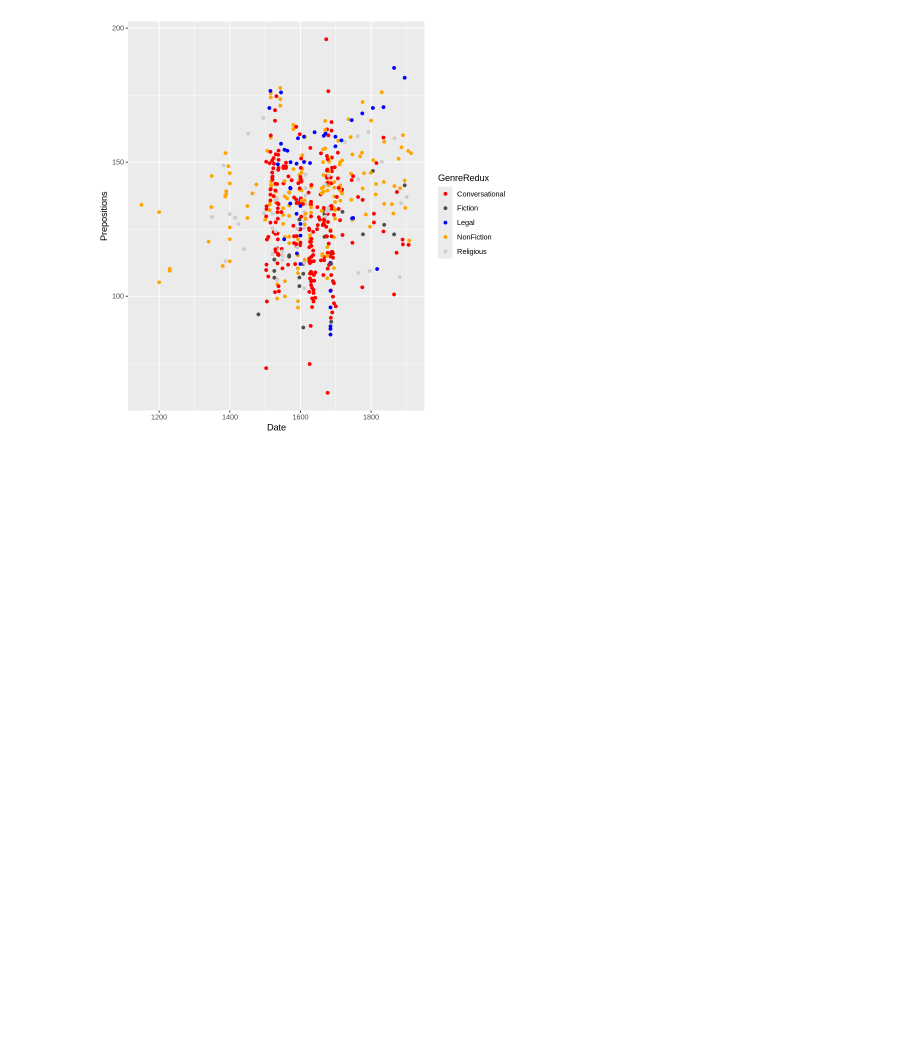
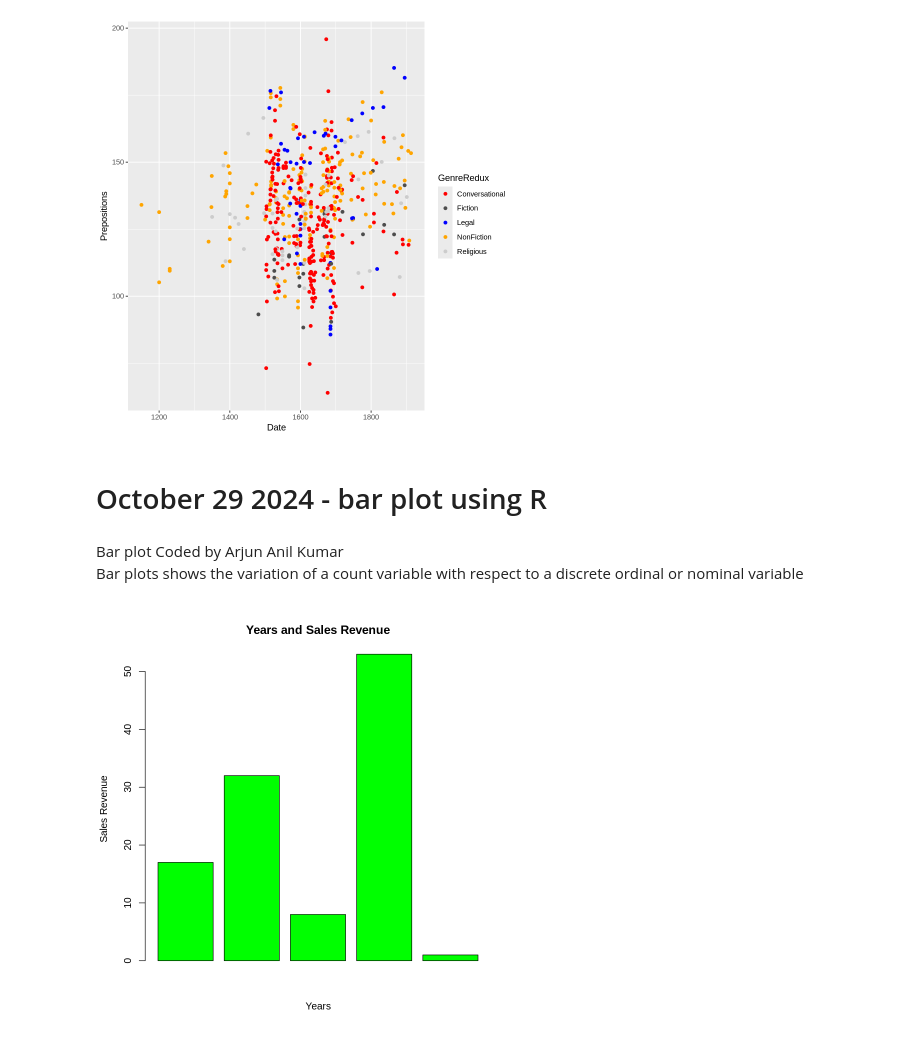
Before and after one commit to arjunsumina/DMS_ANALYTICS, a Jupyter notebook: MS7162E/data_management_visualization.ipynb, the cells around one changed output. Drawn from its saved outputs; the diff is of its cells as text; code cells hidden in the pictures; blank space fills up the shorter version.

```diff
--- a/MS7162E/data_management_visualization.ipynb
+++ b/MS7162E/data_management_visualization.ipynb
@@ -252,3 +253,21 @@ ggplot(pdat, aes(x = Date, y = Prepositions, color = GenreRedux)) +
                        breaks = c("Conversational", "Fiction", "Legal", "NonFiction", "Religious"))
 # %% [output]
 [figure]
+# %% [markdown]
+# October 29 2024 - bar plot using R
+# %% [markdown]
+Bar plot
+Coded by Arjun Anil Kumar <br>
+Bar plots shows the variation of a count variable with respect to a discrete ordinal or nominal variable
+# %%
+# Create the data for the chart
+sales_data <- c(17, 32, 8, 53, 1)
+# %%
+# Plot the bar chart
+barplot(sales_data,
+        xlab = "Years",
+        ylab = "Sales Revenue",
+        main ="Years and Sales Revenue",
+        col = "green")
+# %% [output]
+[figure, added]
```
Also changed, not shown: parts of 9 cells of this notebook.
